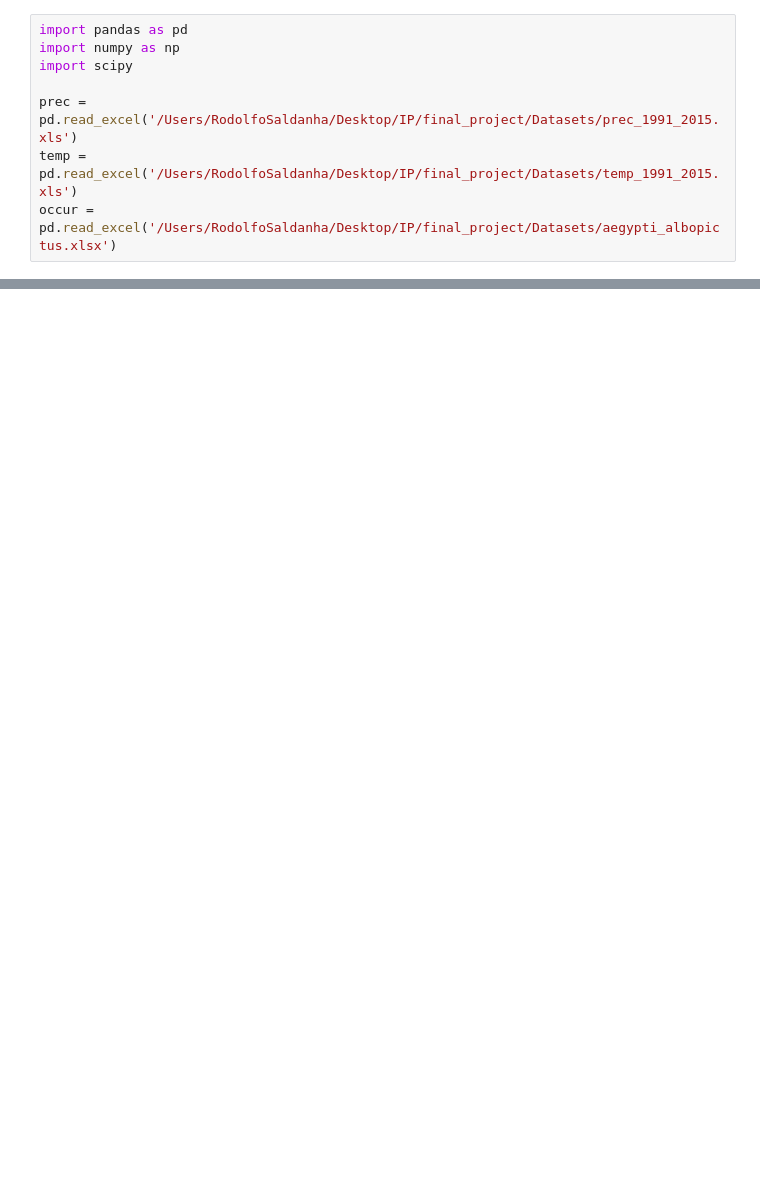
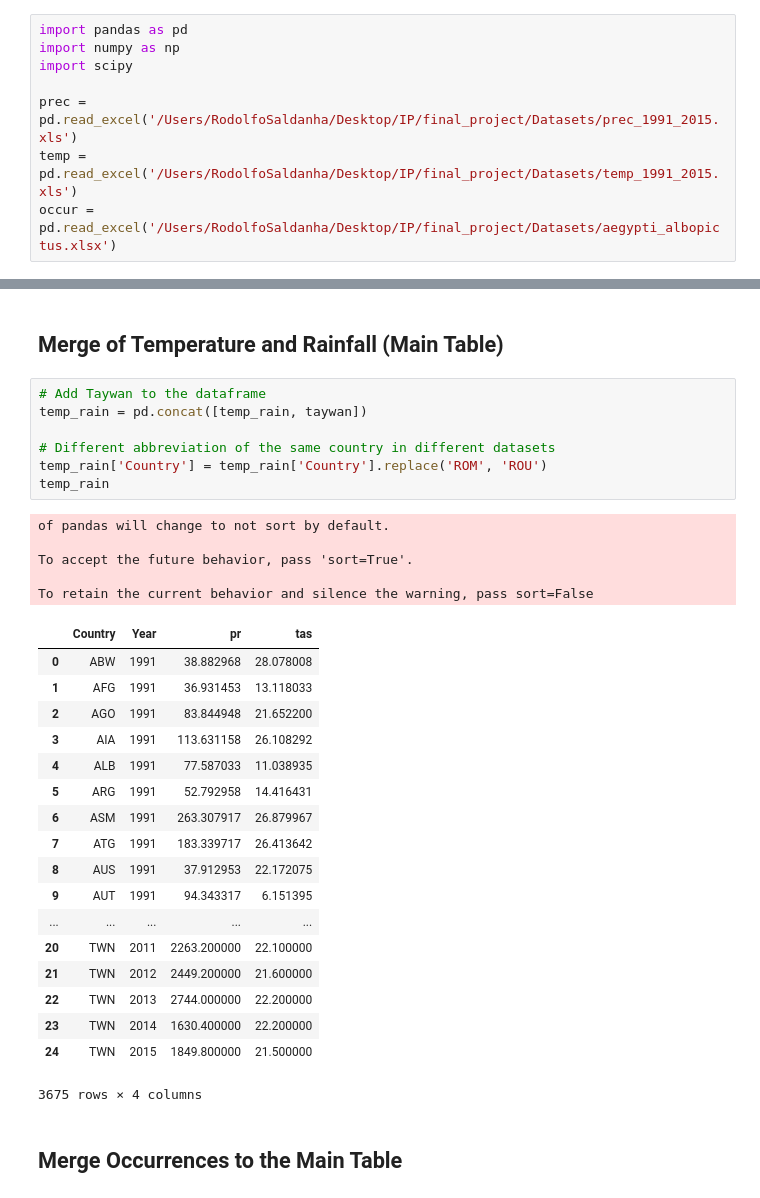
Before and after one commit to QuirkyDataScientist1978/project_dengue_fever, a Jupyter notebook: Final_Project_IP.ipynb, the cells around one changed output, grey strips where cells are left out. Drawn from its saved outputs; the diff is of its cells as text; blank space fills up the shorter version.

```diff
--- a/Final_Project_IP.ipynb
+++ b/Final_Project_IP.ipynb
@@ -380,0 +156,35 @@ hdi_complete.to_csv('hdi.csv')
+# %% [markdown]
+## Merge of Temperature and Rainfall (Main Table)
+# %%
+# Add Taywan to the dataframe
+temp_rain = pd.concat([temp_rain, taywan])
+
+# Different abbreviation of the same country in different datasets
+temp_rain['Country'] = temp_rain['Country'].replace('ROM', 'ROU')
+temp_rain
+# %% [output]
+of pandas will change to not sort by default.
+
+To accept the future behavior, pass 'sort=True'.
+
+To retain the current behavior and silence the warning, pass sort=False
+|  | Country | Year | pr | tas |
+| 0 | ABW | 1991 | 38.882968 | 28.078008 |
+| 1 | AFG | 1991 | 36.931453 | 13.118033 |
+| 2 | AGO | 1991 | 83.844948 | 21.652200 |
+| 3 | AIA | 1991 | 113.631158 | 26.108292 |
+| 4 | ALB | 1991 | 77.587033 | 11.038935 |
+| 5 | ARG | 1991 | 52.792958 | 14.416431 |
+| 6 | ASM | 1991 | 263.307917 | 26.879967 |
+| 7 | ATG | 1991 | 183.339717 | 26.413642 |
+| 8 | AUS | 1991 | 37.912953 | 22.172075 |
+| 9 | AUT | 1991 | 94.343317 | 6.151395 |
+| ... | ... | ... | ... | ... |
+| 20 | TWN | 2011 | 2263.200000 | 22.100000 |
+| 21 | TWN | 2012 | 2449.200000 | 21.600000 |
+| 22 | TWN | 2013 | 2744.000000 | 22.200000 |
+| 23 | TWN | 2014 | 1630.400000 | 22.200000 |
+| 24 | TWN | 2015 | 1849.800000 | 21.500000 |
+3675 rows × 4 columns
+# %% [markdown]
+## Merge Occurrences to the Main Table
```
Also changed, not shown: parts of 77 cells of this notebook, 13 other files.
